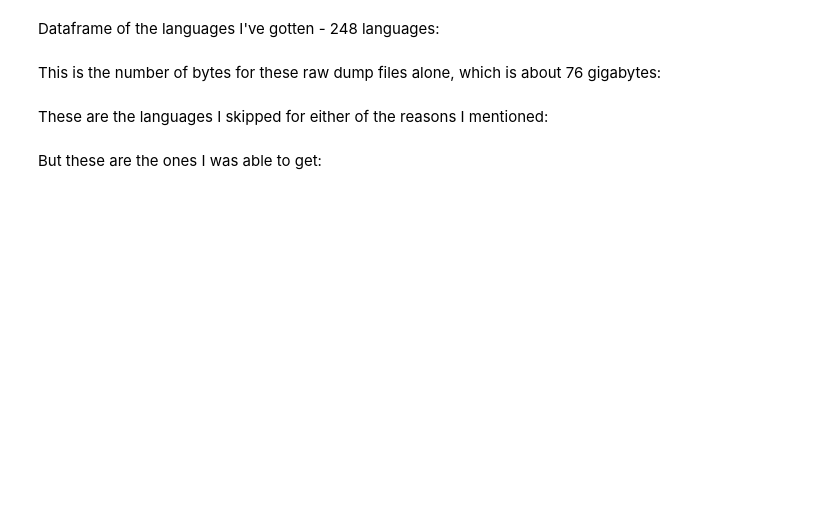
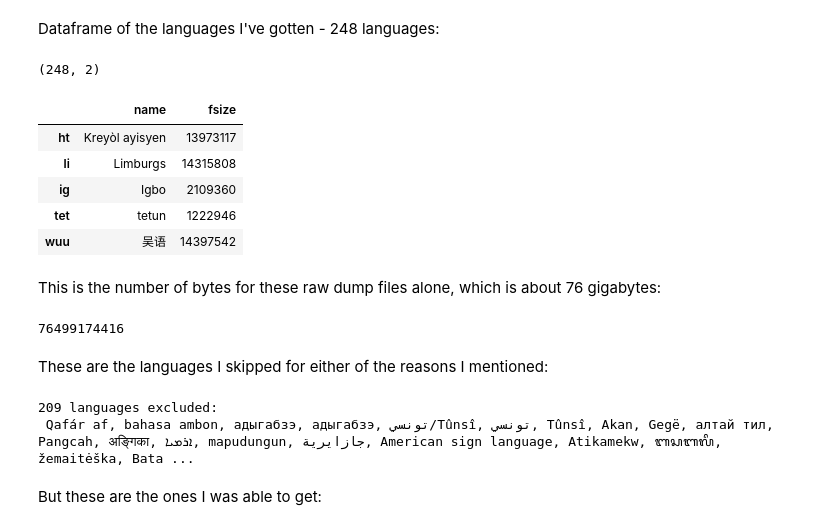
Before and after one commit to Data-Science-for-Linguists-2021/languageID-relatedconfusion, a Jupyter notebook: data-explanation.ipynb, the cells around one changed output. Saved outputs shown, nothing was run; the diff lists cells and outputs as text; code cells hidden in the pictures; blank space fills up the shorter version.

```diff
--- a/data-explanation.ipynb
+++ b/data-explanation.ipynb
@@ -382,18 +380,31 @@ FileNotFoundError: [Errno 2] No such file or directory: './datagather/dumps/'
 # %% [markdown]
 Dataframe of the languages I've gotten - 248 languages:
 # %%
-dumps = pandas.DataFrame.from_dict(dumpsraw, columns=['name', 'fsize'], orient='index')
+dumps = pd.DataFrame.from_dict(dumpsraw, columns=['name', 'fsize'], orient='index')
 print(dumps.shape)
 dumps.head()
+# %% [output]
+(248, 2)
+|  | name | fsize |
+| ht | Kreyòl ayisyen | 13973117 |
+| li | Limburgs | 14315808 |
+| ig | Igbo | 2109360 |
+| tet | tetun | 1222946 |
+| wuu | 吴语 | 14397542 |
 # %% [markdown]
 This is the number of bytes for these raw dump files alone, which is about 76 gigabytes:
 # %%
 dumps['fsize'].sum()
+# %% [output]
+76499174416
 # %% [markdown]
 These are the languages I skipped for either of the reasons I mentioned:
 # %%
 excluded = [langsdict[l] for l in langsdict.keys() if l not in dumps.index]
 print(len(excluded), 'languages excluded:\n', ', '.join(excluded))
+# %% [output]
+209 languages excluded:
+ Qafár af, bahasa ambon, адыгабзэ, адыгабзэ, تونسي/Tûnsî, تونسي, Tûnsî, Akan, Gegë, алтай тил, Pangcah, अङ्गिका, ܐܪܡܝܐ, mapudungun, جازايرية, American sign language, Atikamekw, ᬩᬲᬩᬮᬶ, žemaitėška, Bata ...
 # %% [markdown]
 But these are the ones I was able to get:
 # %%
```
Also changed, not shown: parts of 19 cells of this notebook.
